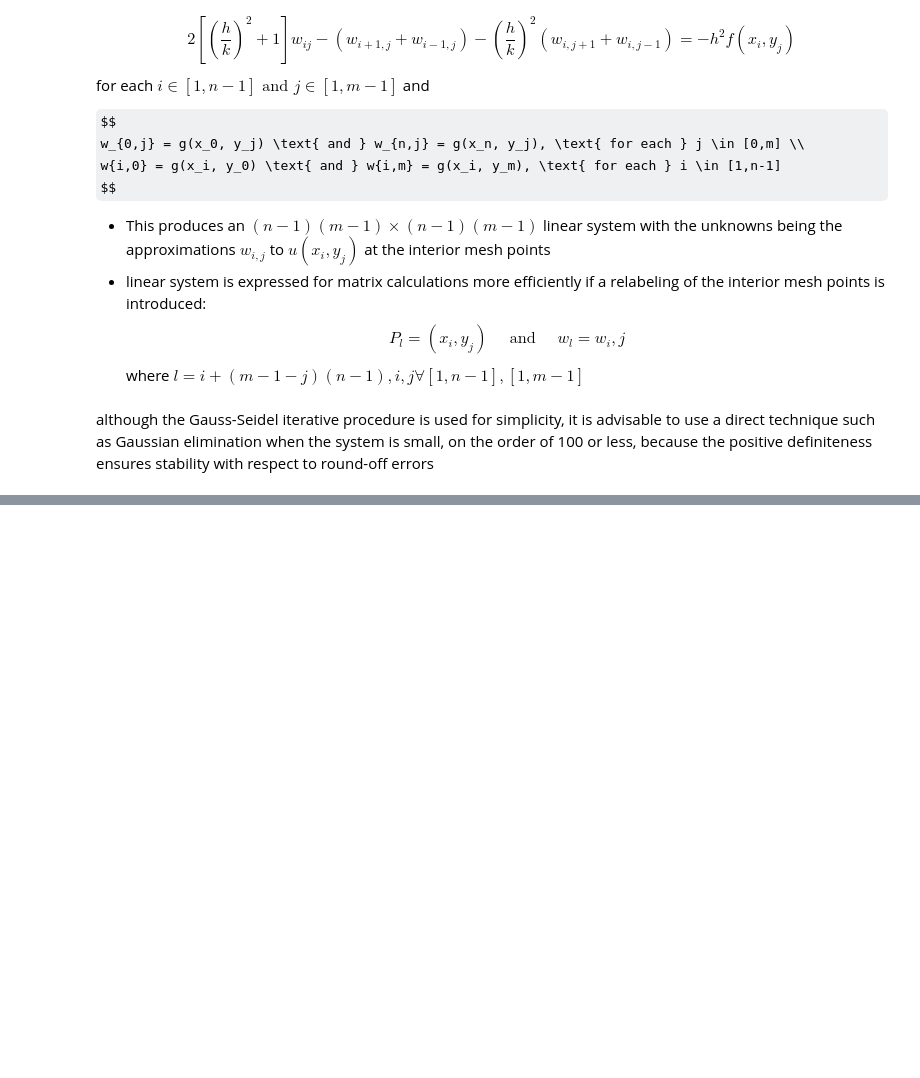
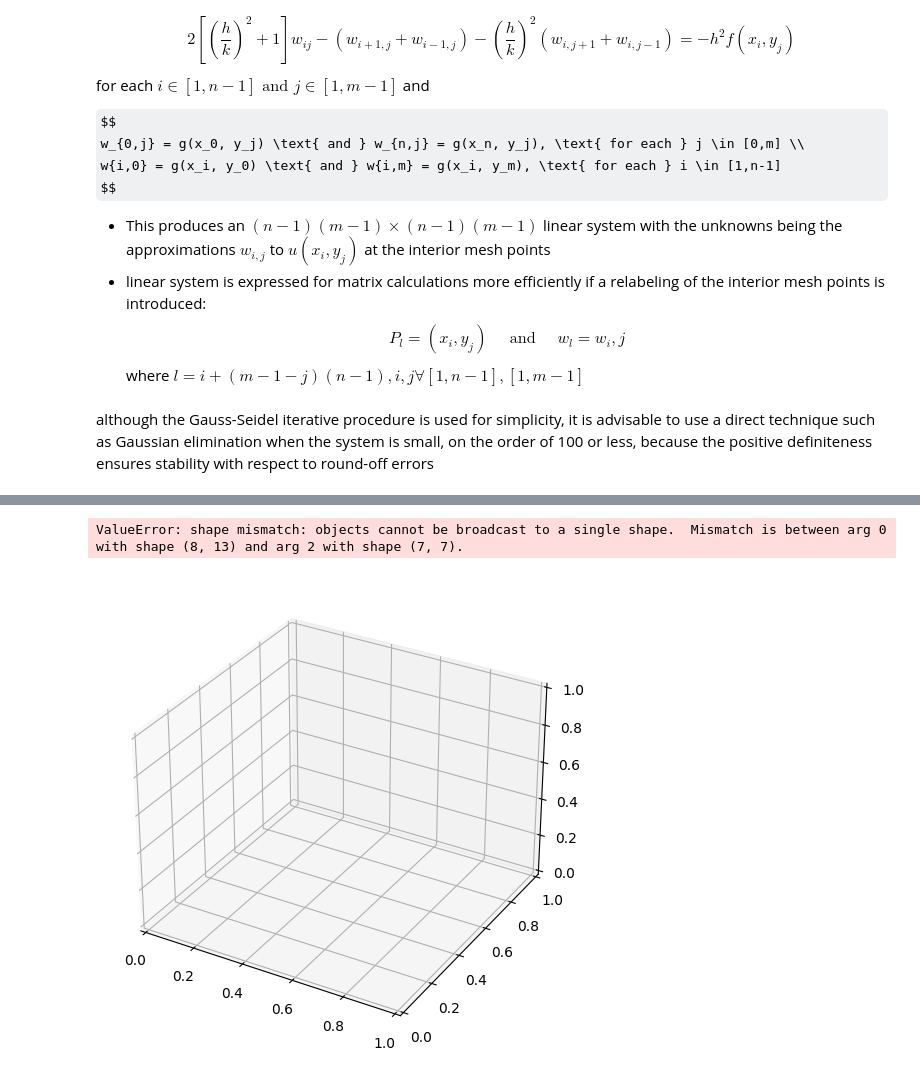
Before and after one commit to AshifulBhuiyan/NumericalAnalysis, a Jupyter notebook: Numerical_Analysis Ch12.ipynb, the cells around one changed output, grey strips where cells are left out. Drawn from its saved outputs; the diff is of its cells as text; code cells hidden in the pictures; some formulas as TeX source; blank space fills up the shorter version.

```diff
--- a/Numerical_Analysis Ch12.ipynb
+++ b/Numerical_Analysis Ch12.ipynb
@@ -145,0 +364,35 @@ def g(x,y):
+# %%
+a,b,c,d,x,y,X,Y,n,m,h,k=grid(0,2,0,1,6,6)
+
+def f(x,y):
+    return x*np.e**(y)
+
+def gax(y):
+    return np.e*y
+
+def gbx(y):
+    return y
+
+def gcy(x):
+    return  0
+
+def gdy(x):
+    return 2*np.e**x
+poissonDiff(a,b,c,d,x,y,X,Y,n,m,w, gax,gbx,gcy,gdy, 0.1, 10)
+
+
+
+
+
+fig = plt.figure(figsize=(8,6))
+ax = fig.add_subplot(111, projection='3d')
+# Plot a basic wireframe.
+ax.plot_wireframe(X, Y, w,color='r')
+ax.set_xlabel('x')
+ax.set_ylabel('y')
+ax.set_zlabel('w')
+plt.title(r'Numerical Approximation of the Poisson Equation',fontsize=24,y=1.08)
+plt.show()
+# %% [output]
+ValueError: shape mismatch: objects cannot be broadcast to a single shape.  Mismatch is between arg 0 with shape (8, 13) and arg 2 with shape (7, 7).
+[figure, added]
```
Also changed, not shown: parts of 9 cells of this notebook.
